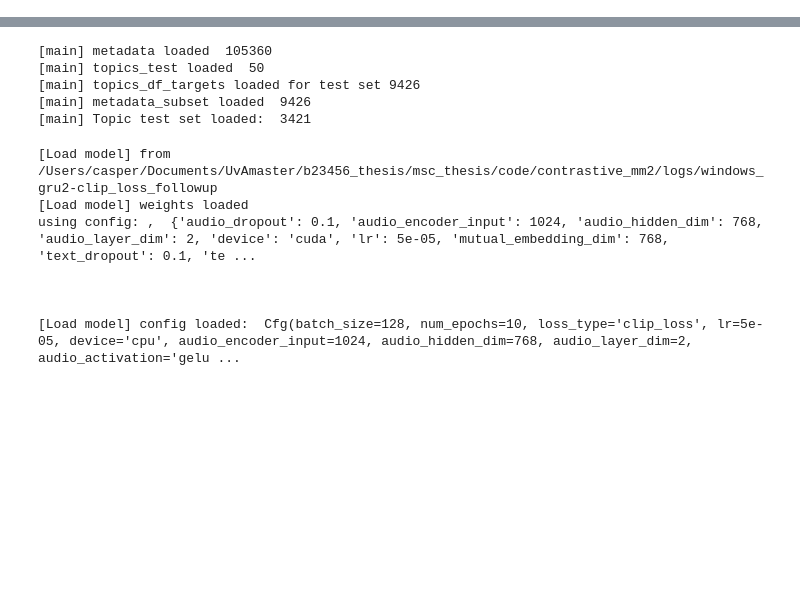
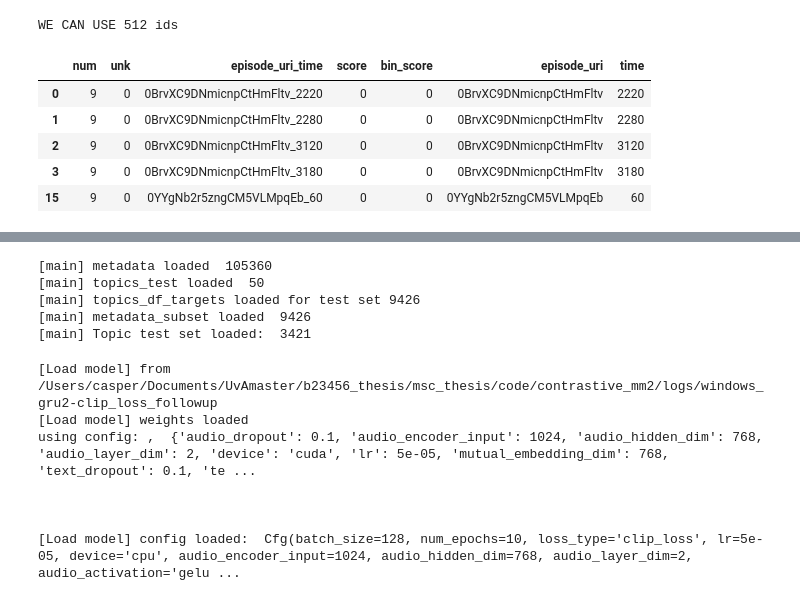
Before and after one commit to csprw/contrastivePodcast, a Jupyter notebook: code/scripts/validate2.ipynb, the cells around one changed output, grey strips where cells are left out. Drawn from its saved outputs; the diff is of its cells as text; code cells hidden in the pictures; blank space fills up the shorter version.

```diff
--- a/code/scripts/validate2.ipynb
+++ b/code/scripts/validate2.ipynb
@@ -56,0 +229,14 @@ traintest = 'test'
+# %%
+ids_we_can_use = [m.split('_')[0] for m in matrix_targets]
+print("WE CAN USE {} ids".format(len(set(ids_we_can_use))))
+val_df = topics_df_targets[topics_df_targets['episode_uri'].isin(ids_we_can_use)]
+
+val_df.head()
+# %% [output]
+WE CAN USE 512 ids
+|  | num | unk | episode_uri_time | score | bin_score | episode_uri | time |
+| 0 | 9 | 0 | 0BrvXC9DNmicnpCtHmFltv_2220 | 0 | 0 | 0BrvXC9DNmicnpCtHmFltv | 2220 |
+| 1 | 9 | 0 | 0BrvXC9DNmicnpCtHmFltv_2280 | 0 | 0 | 0BrvXC9DNmicnpCtHmFltv | 2280 |
+| 2 | 9 | 0 | 0BrvXC9DNmicnpCtHmFltv_3120 | 0 | 0 | 0BrvXC9DNmicnpCtHmFltv | 3120 |
+| 3 | 9 | 0 | 0BrvXC9DNmicnpCtHmFltv_3180 | 0 | 0 | 0BrvXC9DNmicnpCtHmFltv | 3180 |
+| 15 | 9 | 0 | 0YYgNb2r5zngCM5VLMpqEb_60 | 0 | 0 | 0YYgNb2r5zngCM5VLMpqEb | 60 |
```
Also changed, not shown: parts of 29 cells of this notebook, 18 other files.
